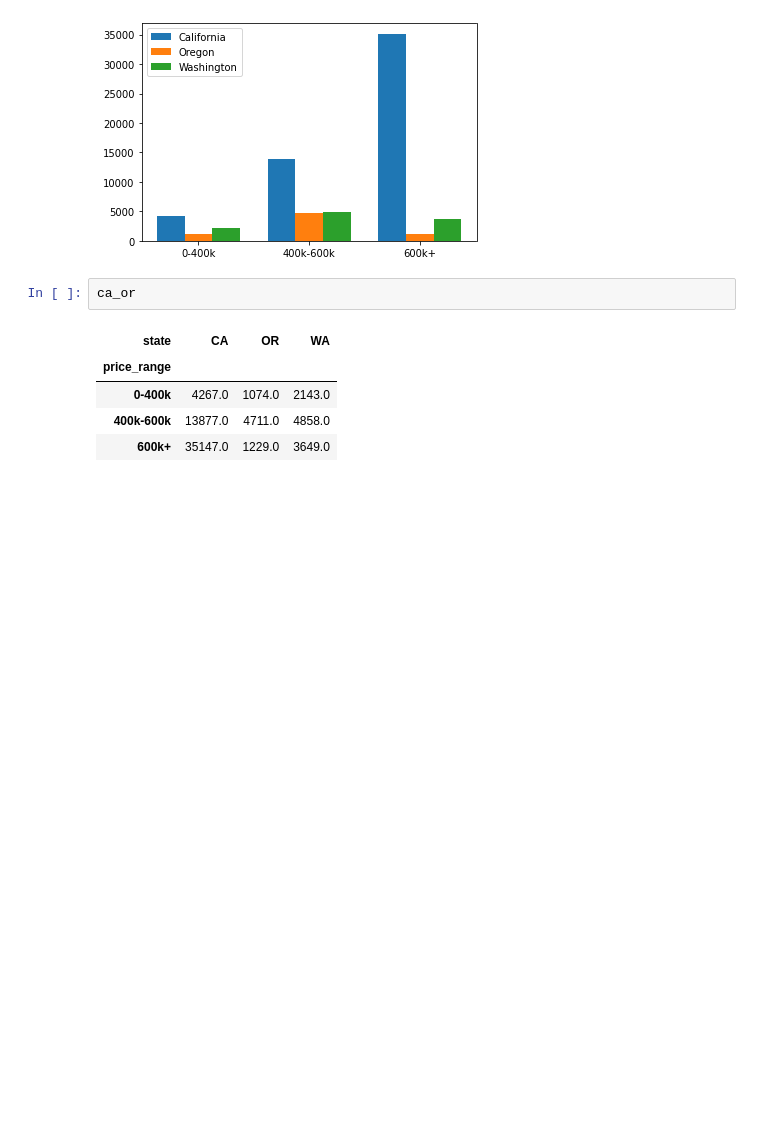
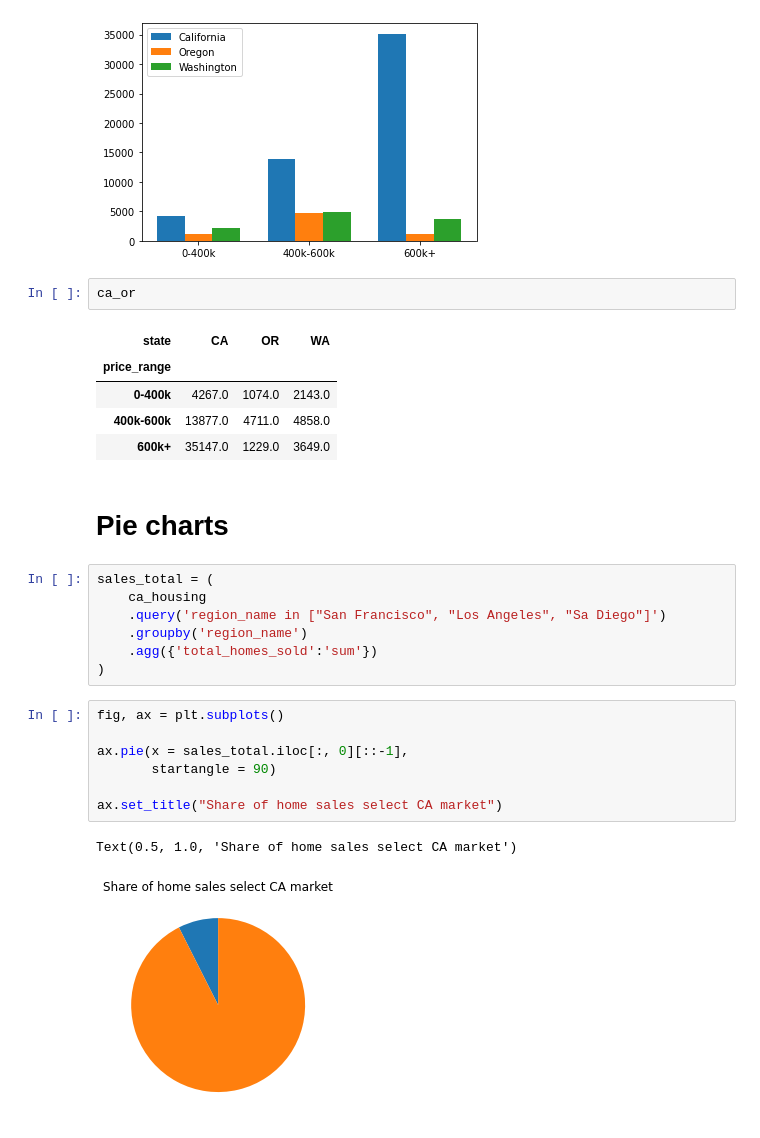
Before and after one commit to naruhikohama/dataviz-python, a Jupyter notebook: bar_charts_demo.ipynb, the cells around one changed output. Saved outputs shown, nothing was run; the diff lists cells and outputs as text; blank space fills up the shorter version.

Commit message:
pie charts

```diff
--- a/bar_charts_demo.ipynb
+++ b/bar_charts_demo.ipynb
@@ -222,3 +222,22 @@ ca_or
 | 0-400k | 4267.0 | 1074.0 | 2143.0 |
 | 400k-600k | 13877.0 | 4711.0 | 4858.0 |
 | 600k+ | 35147.0 | 1229.0 | 3649.0 |
+# %% [markdown]
+# Pie charts
+# %%
+sales_total = (
+    ca_housing
+    .query('region_name in ["San Francisco", "Los Angeles", "Sa Diego"]')
+    .groupby('region_name')
+    .agg({'total_homes_sold':'sum'})
+)
+# %%
+fig, ax = plt.subplots()
+
+ax.pie(x = sales_total.iloc[:, 0][::-1],
+       startangle = 90)
+
+ax.set_title("Share of home sales select CA market")
+# %% [output]
+Text(0.5, 1.0, 'Share of home sales select CA market')
+[figure, added]
```
